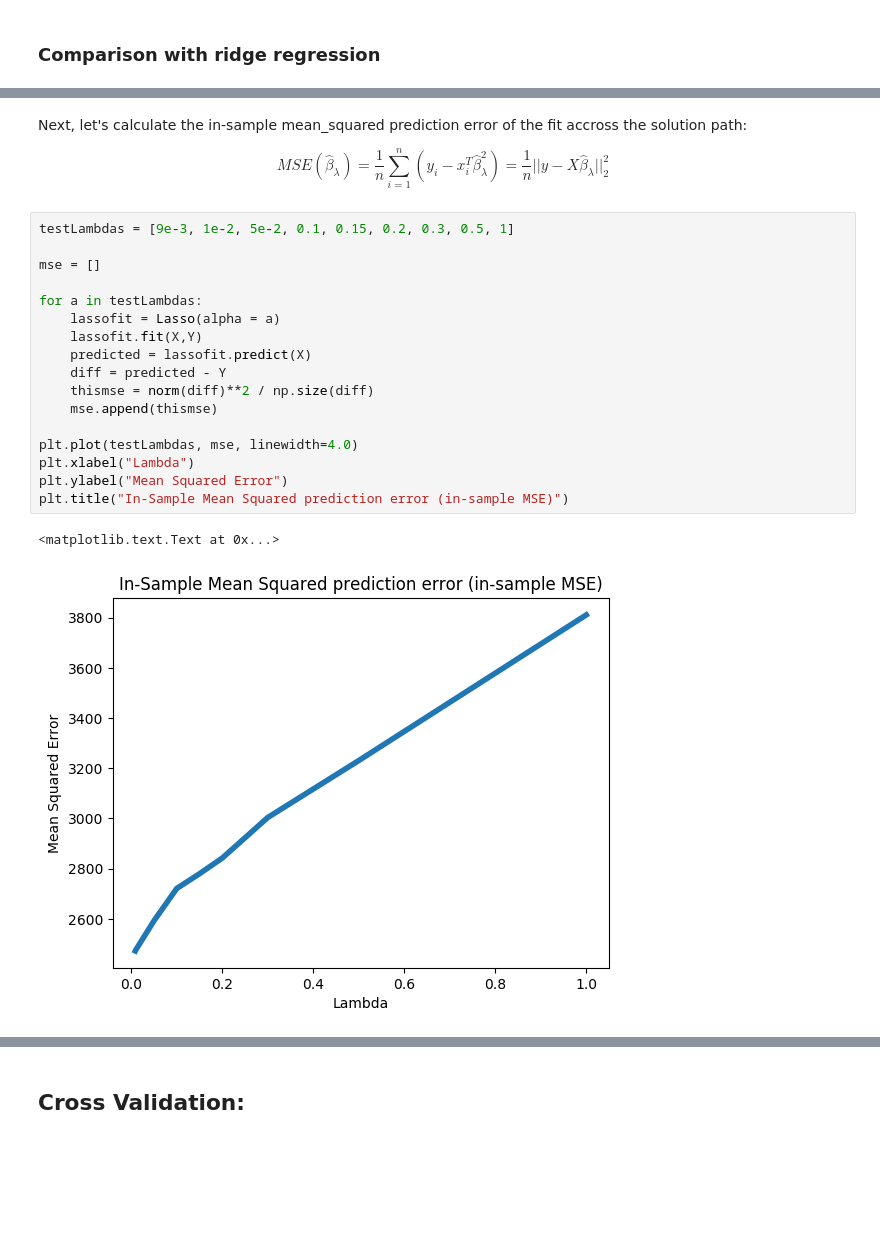
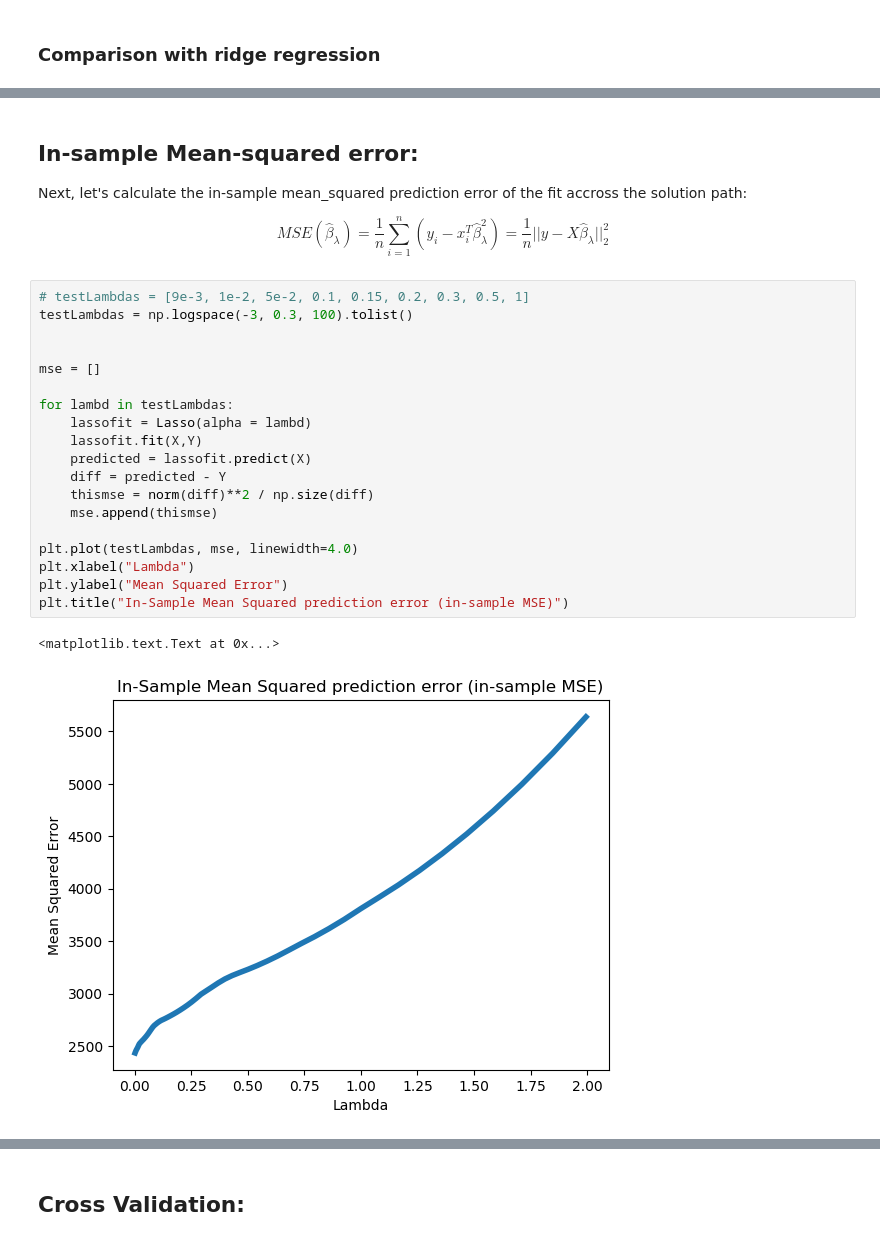
Before and after one commit to anvaribs/SDS385, a Jupyter notebook: exercises/exercises05/sparsity_notebook.ipynb, the cells around one changed output, grey strips where cells are left out. Saved outputs shown, nothing was run; the diff lists cells and outputs as text; blank space fills up the shorter version.

```diff
--- a/exercises/exercises05/sparsity_notebook.ipynb
+++ b/exercises/exercises05/sparsity_notebook.ipynb
@@ -421,28 +425,32 @@ ridge_path(X,Y)
 # %% [output]
 [figure]
 # %% [markdown]
+## In-sample Mean-squared error:
+
 Next, let's calculate the in-sample mean_squared prediction error of the fit accross the solution path:
 
 $$
 MSE(\hat \beta_\lambda) = \frac{1}{n} \sum_{i=1}^{n} (y_i - x_i^T \hat \beta_\lambda^2) = \frac{1}{n} ||y - X\hat\beta_\lambda||_2^2
 $$
 # %%
-testLambdas = [9e-3, 1e-2, 5e-2, 0.1, 0.15, 0.2, 0.3, 0.5, 1]
+# testLambdas = [9e-3, 1e-2, 5e-2, 0.1, 0.15, 0.2, 0.3, 0.5, 1]
+testLambdas = np.logspace(-3, 0.3, 100).tolist()
+
 
 mse = []
 
-for a in testLambdas:
-    lassofit = Lasso(alpha = a)
+for lambd in testLambdas:
+    lassofit = Lasso(alpha = lambd)
     lassofit.fit(X,Y)
     predicted = lassofit.predict(X)
     diff = predicted - Y
     thismse = norm(diff)**2 / np.size(diff)
     mse.append(thismse)
 
 plt.plot(testLambdas, mse, linewidth=4.0)
 plt.xlabel("Lambda")
 plt.ylabel("Mean Squared Error")
 plt.title("In-Sample Mean Squared prediction error (in-sample MSE)")
 # %% [output]
 <matplotlib.text.Text at 0x...>
-[figure, old version]
+[figure, new version]
```
Also changed, not shown: parts of 22 cells of this notebook.
